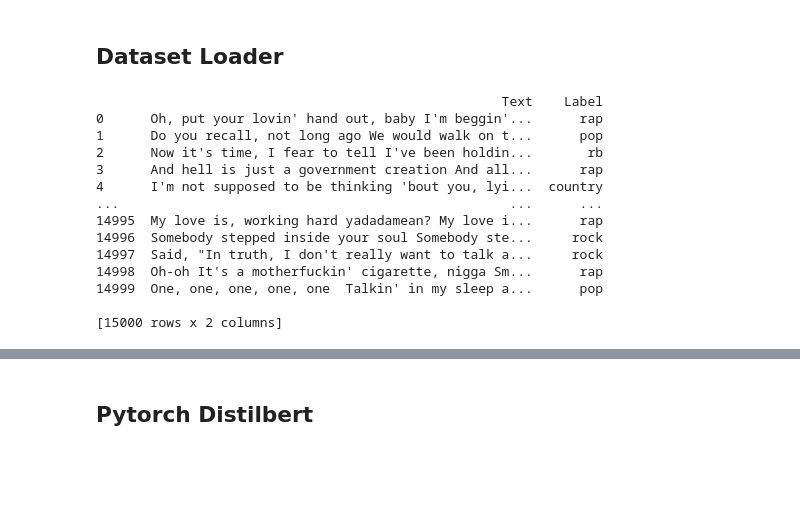
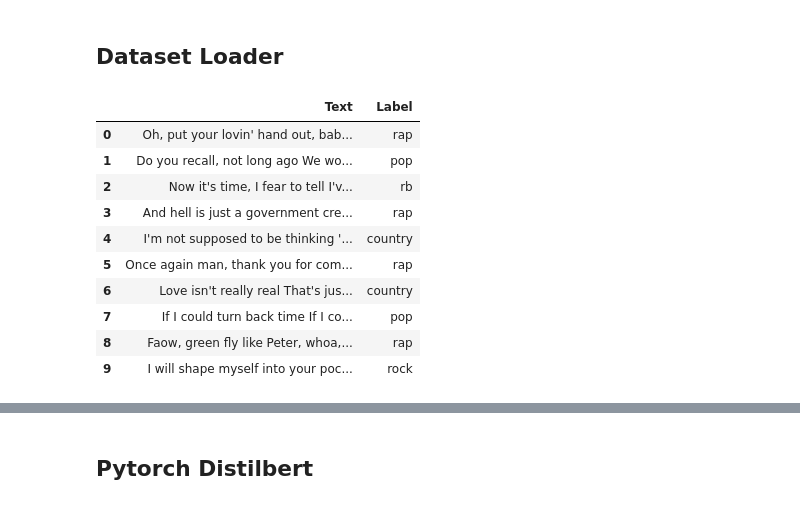
Before and after one commit to chenjoshua7/chen_musicbox, a Jupyter notebook: modeling/distilbert/distilbert.ipynb, the cells around one changed output, grey strips where cells are left out. Drawn from its saved outputs; the diff is of its cells as text; code cells hidden in the pictures; blank space fills up the shorter version.

Commit message:
training distilbert

```diff
--- a/modeling/distilbert/distilbert.ipynb
+++ b/modeling/distilbert/distilbert.ipynb
@@ -175,21 +115,21 @@ class TextDataset:
 # %%
-training_set = TextDataset(X_train, y_train)
-validation_set = TextDataset(X_valid, y_valid)
-testing_set = TextDataset(X_test, y_test)
+BATCH_SIZE = 64
+MAX_LENGTH = 256
+
+training_set = TextDataset(X_train, y_train, batch_size=BATCH_SIZE, max_length=MAX_LENGTH)
+validation_set = TextDataset(X_valid, y_valid, batch_size=BATCH_SIZE, max_length=MAX_LENGTH, shuffle = False)
+testing_set = TextDataset(X_test, y_test, batch_size=BATCH_SIZE, max_length=MAX_LENGTH, shuffle= False)
 # %%
-training_set
+training_set.head()
 # %% [output]
-                                                    Text    Label
-0      Oh, put your lovin' hand out, baby I'm beggin'...      rap
-1      Do you recall, not long ago We would walk on t...      pop
-2      Now it's time, I fear to tell I've been holdin...       rb
-3      And hell is just a government creation And all...      rap
-4      I'm not supposed to be thinking 'bout you, lyi...  country
-...                                                  ...      ...
-14995  My love is, working hard yadadamean? My love i...      rap
-14996  Somebody stepped inside your soul Somebody ste...     rock
-14997  Said, "In truth, I don't really want to talk a...     rock
-14998  Oh-oh It's a motherfuckin' cigarette, nigga Sm...      rap
-14999  One, one, one, one, one  Talkin' in my sleep a...      pop
-
-[15000 rows x 2 columns]
+|  | Text | Label |
+| 0 | Oh, put your lovin' hand out, bab... | rap |
+| 1 | Do you recall, not long ago We wo... | pop |
+| 2 | Now it's time, I fear to tell I'v... | rb |
+| 3 | And hell is just a government cre... | rap |
+| 4 | I'm not supposed to be thinking '... | country |
+| 5 | Once again man, thank you for com... | rap |
+| 6 | Love isn't really real That's jus... | country |
+| 7 | If I could turn back time If I co... | pop |
+| 8 | Faow, green fly like Peter, whoa,... | rap |
+| 9 | I will shape myself into your poc... | rock |
```
Also changed, not shown: parts of 17 cells of this notebook.
